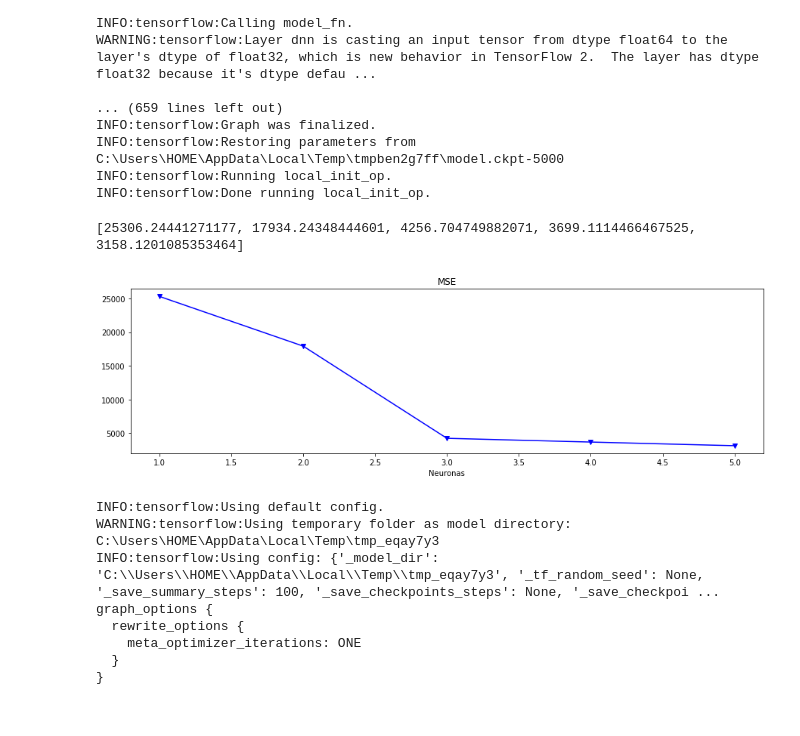
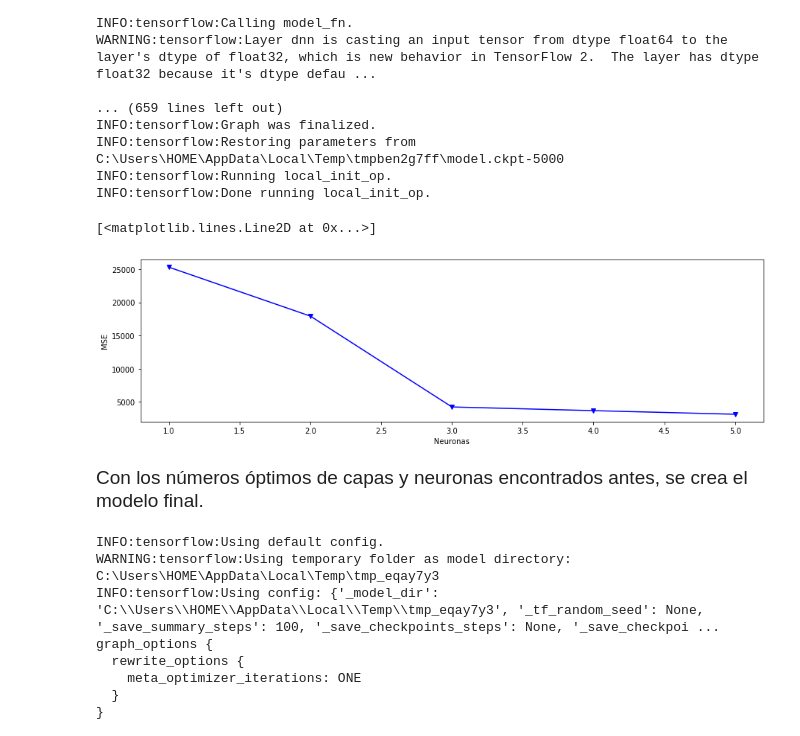
Before and after one commit to ANN-2019-2/evaluacion-febedoyaca, a Jupyter notebook: 02-diabetes.ipynb, the cells around one changed output. Cells and saved outputs as stored; diff of their text form; code cells hidden in the pictures.

```diff
--- a/02-diabetes.ipynb
+++ b/02-diabetes.ipynb
@@ -223,11 +254,14 @@ INFO:tensorflow:Done running local_init_op.
 # %%
 plt.figure(figsize=(15,4))
 plt.xlabel('Neuronas')
-plt.title("MSE")
+plt.ylabel("MSE")
 plt.plot([1,2,3,4,5], HistorialCapas, 'bv-')
 # %% [output]
-[25306.24441271177, 17934.24348444601, 4256.704749882071, 3699.1114466467525, 3158.1201085353464]
+[<matplotlib.lines.Line2D at 0x...>]
-[figure, old version]
+[figure, new version]
+# %% [markdown]
+<p><span style="font-size:
+      19px;">Con los n&uacute;meros &oacute;ptimos de capas y neuronas encontrados antes, se crea el modelo final.</span></p>
 # %%
 Final =[]
 ModeloFinal = tf.estimator.DNNRegressor(hidden_units=[64,64,64,64,64], feature_columns=FeatureColumns)
```
Also changed, not shown: parts of 14 cells of this notebook.
